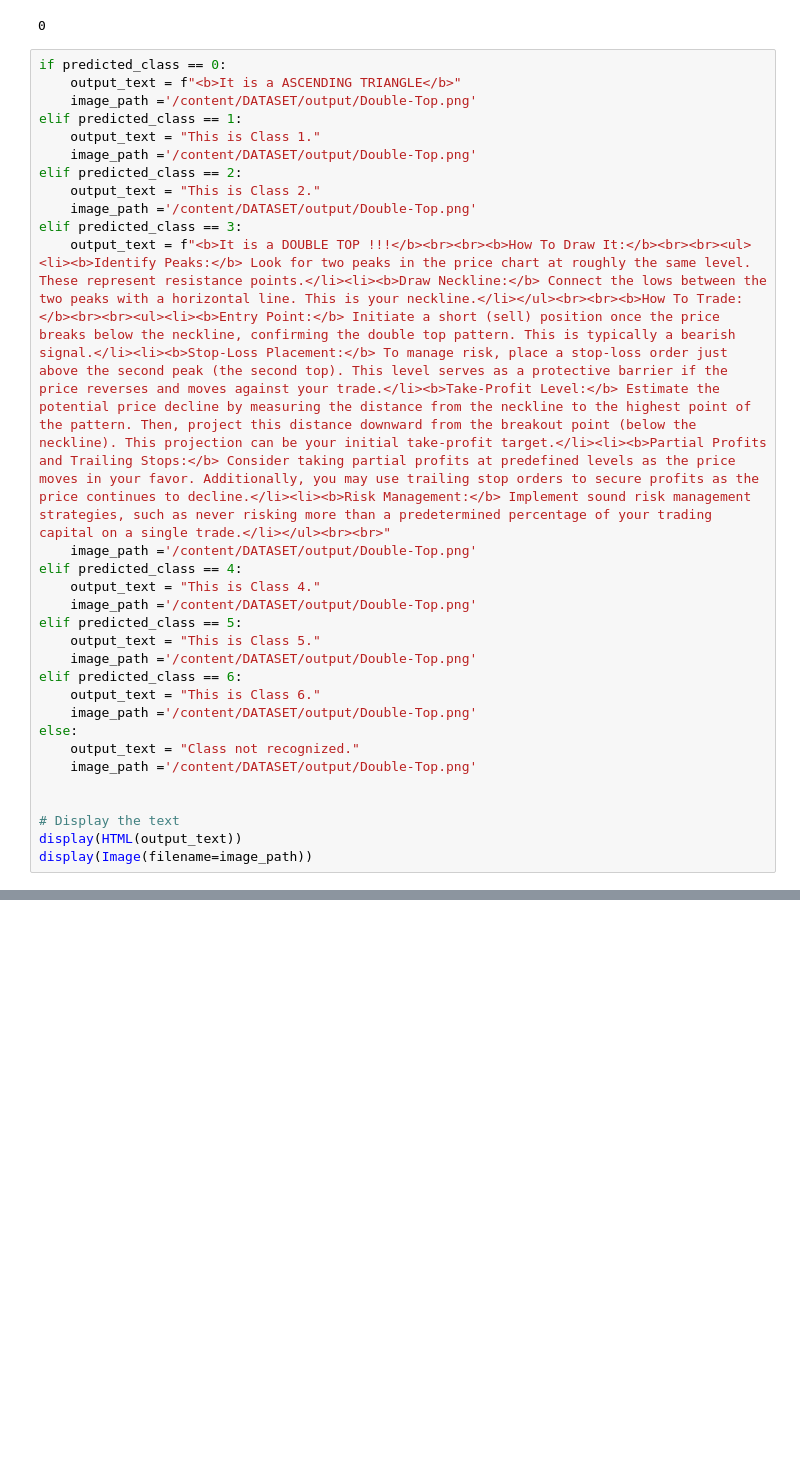
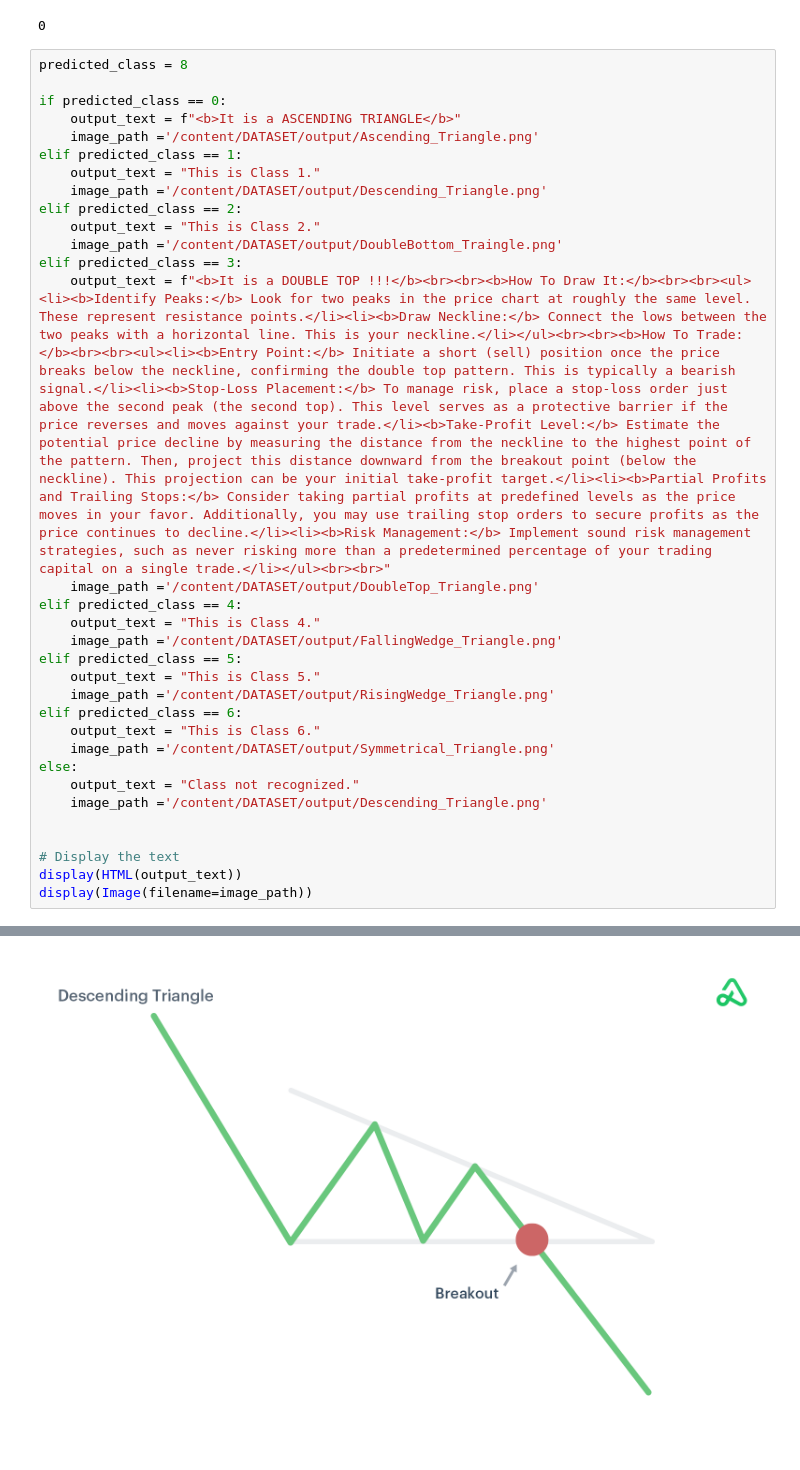
Before and after one commit to Ashen2020/Phoenix_Pattern_Detector, a Jupyter notebook: phoenix_pattern_detector.ipynb, the cells around one changed output, grey strips where cells are left out. Saved outputs shown, nothing was run; the diff lists cells and outputs as text; blank space fills up the shorter version.

```diff
--- a/phoenix_pattern_detector.ipynb
+++ b/phoenix_pattern_detector.ipynb
@@ -260,32 +268,35 @@ np.argmax(out)
 # %% [output]
 0
 # %%
+predicted_class = 8
+
 if predicted_class == 0:
     output_text = f"<b>It is a ASCENDING TRIANGLE</b>"
-    image_path ='/content/DATASET/output/Double-Top.png'
+    image_path ='/content/DATASET/output/Ascending_Triangle.png'
 elif predicted_class == 1:
     output_text = "This is Class 1."
-    image_path ='/content/DATASET/output/Double-Top.png'
+    image_path ='/content/DATASET/output/Descending_Triangle.png'
 elif predicted_class == 2:
     output_text = "This is Class 2."
-    image_path ='/content/DATASET/output/Double-Top.png'
+    image_path ='/content/DATASET/output/DoubleBottom_Traingle.png'
 elif predicted_class == 3:
     output_text = f"<b>It is a DOUBLE TOP !!!</b><br><br><b>How To Draw It:</b><br><br><ul><li><b>Identify Peaks:</b> Look for two peaks in the price chart at roughly the same level. These represent resistance points.</li><li><b>Draw Neckline:</b> Connect the lows between the two peaks with a horizontal line. This is your neckline.</li></ul><br><br><b>How To Trade:</b><br><br><ul><li><b>Entry Point:</b> Initiate a short (sell) position once the price breaks below the neckline, confirming the double top pattern. This is typically a bearish signal.</li><li><b>Stop-Loss Placement:</b> To manage risk, place a stop-loss order just above the second peak (the second top). This level serves as a protective barrier if the price reverses and moves against your trade.</li><b>Take-Profit Level:</b> Estimate the potential price decline by measuring the distance from the neckline to the highest point of the pattern. Then, project this distance downward from the breakout point (below the neckline). This projection can be your initial take-profit target.</li><li><b>Partial Profits and Trailing Stops:</b> Consider taking partial profits at predefined levels as the price moves in your favor. Additionally, you may use trailing stop orders to secure profits as the price continues to decline.</li><li><b>Risk Management:</b> Implement sound risk management strategies, such as never risking more than a predetermined percentage of your trading capital on a single trade.</li></ul><br><br>"
-    image_path ='/content/DATASET/output/Double-Top.png'
+    image_path ='/content/DATASET/output/DoubleTop_Triangle.png'
 elif predicted_class == 4:
     output_text = "This is Class 4."
-    image_path ='/content/DATASET/output/Double-Top.png'
+    image_path ='/content/DATASET/output/FallingWedge_Triangle.png'
 elif predicted_class == 5:
     output_text = "This is Class 5."
-    image_path ='/content/DATASET/output/Double-Top.png'
+    image_path ='/content/DATASET/output/RisingWedge_Triangle.png'
 elif predicted_class == 6:
     output_text = "This is Class 6."
-    image_path ='/content/DATASET/output/Double-Top.png'
+    image_path ='/content/DATASET/output/Symmetrical_Triangle.png'
 else:
     output_text = "Class not recognized."
-    image_path ='/content/DATASET/output/Double-Top.png'
+    image_path ='/content/DATASET/output/Descending_Triangle.png'
 
 
 # Display the text
 display(HTML(output_text))
 display(Image(filename=image_path))
+# %% [output]
@@ -291,0 +304 @@ display(Image(filename=image_path))
+[figure, added]
```
Also changed, not shown: parts of 10 cells of this notebook, 8 other files.
